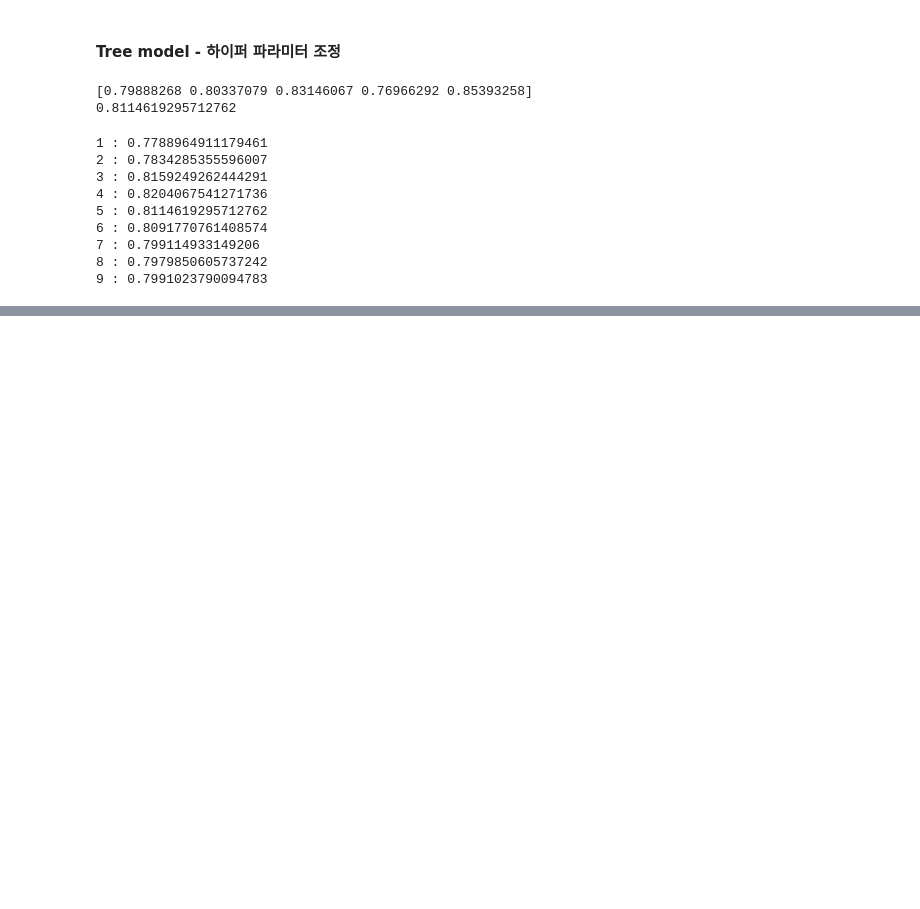
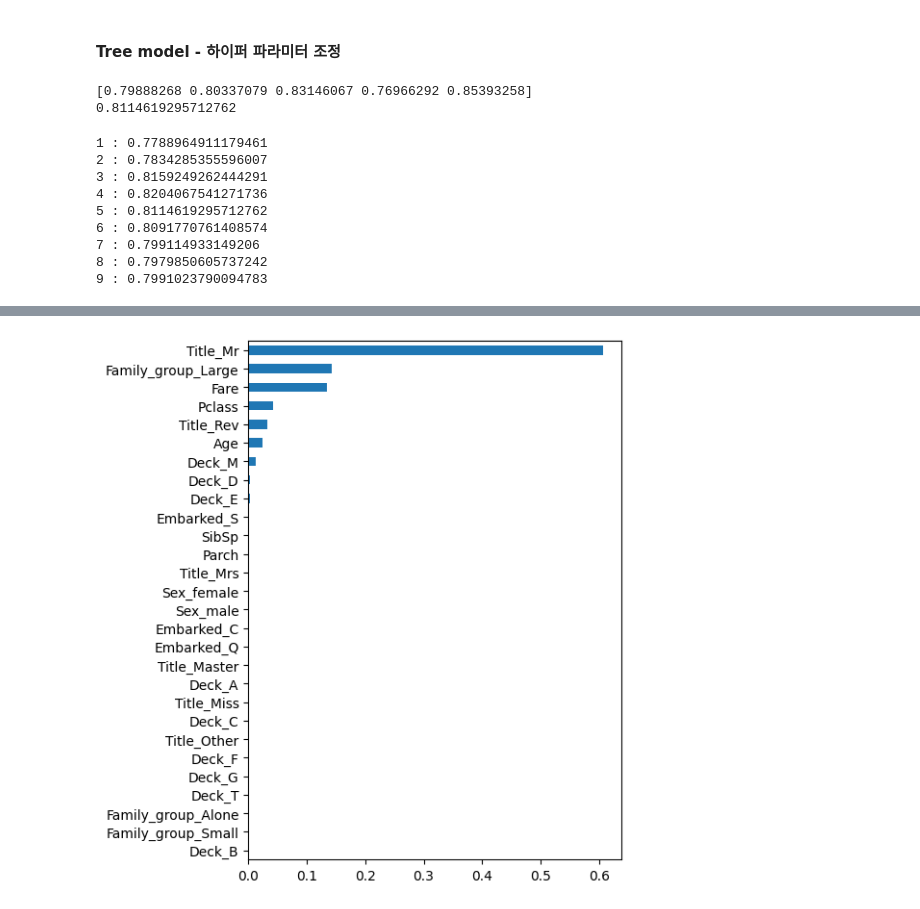
Before and after one commit to so1454/MachineLearning, a Jupyter notebook: ex06titanic_생존자_예측_tree분류실습.ipynb, the cells around one changed output, grey strips where cells are left out. Saved outputs shown, nothing was run; the diff lists cells and outputs as text; code cells hidden in the pictures; blank space fills up the shorter version.

```diff
--- a/ex06titanic_생존자_예측_tree분류실습.ipynb
+++ b/ex06titanic_생존자_예측_tree분류실습.ipynb
@@ -1022,3 +1022,16 @@ for md in range (1,10) :  # 교차검증한 평균 9개 출력해보기
 7 : 0.799114933149206
 8 : 0.7979850605737242
 9 : 0.7991023790094783
+# %%
+# 4라고 설정하고 모델 설정, 학습, 예측, 답안지 저장 > kaggle 업로드!
+tree_model2 = DecisionTreeClassifier(max_depth= 4)
+# 학습
+tree_model2.fit(X_train,y_train) # 지도학습 => 분류
+# 예측
+pre = tree_model2.predict(X_test)
+
+result2 = pd.read_csv('./data/gender_submission.csv')
+result2['Survived'] = pre
+# csv형식으로 파일 저장
++-
+result.to_csv('sjy_submission01.csv' , index=False)
@@ -1024,0 +1040,8 @@ for md in range (1,10) :  # 교차검증한 평균 9개 출력해보기
+# %%
+fi = tree_model2.feature_importances_
+importance_df = pd.Series(fi, index = X_train.columns)
+plt.figure(figsize=(5,7))
+importance_df.sort_values(ascending=True).plot.barh()
+plt.show()
+# %% [output]
+[figure, added]
```
Also changed, not shown: parts of 1 cell of this notebook, 4 other files.
